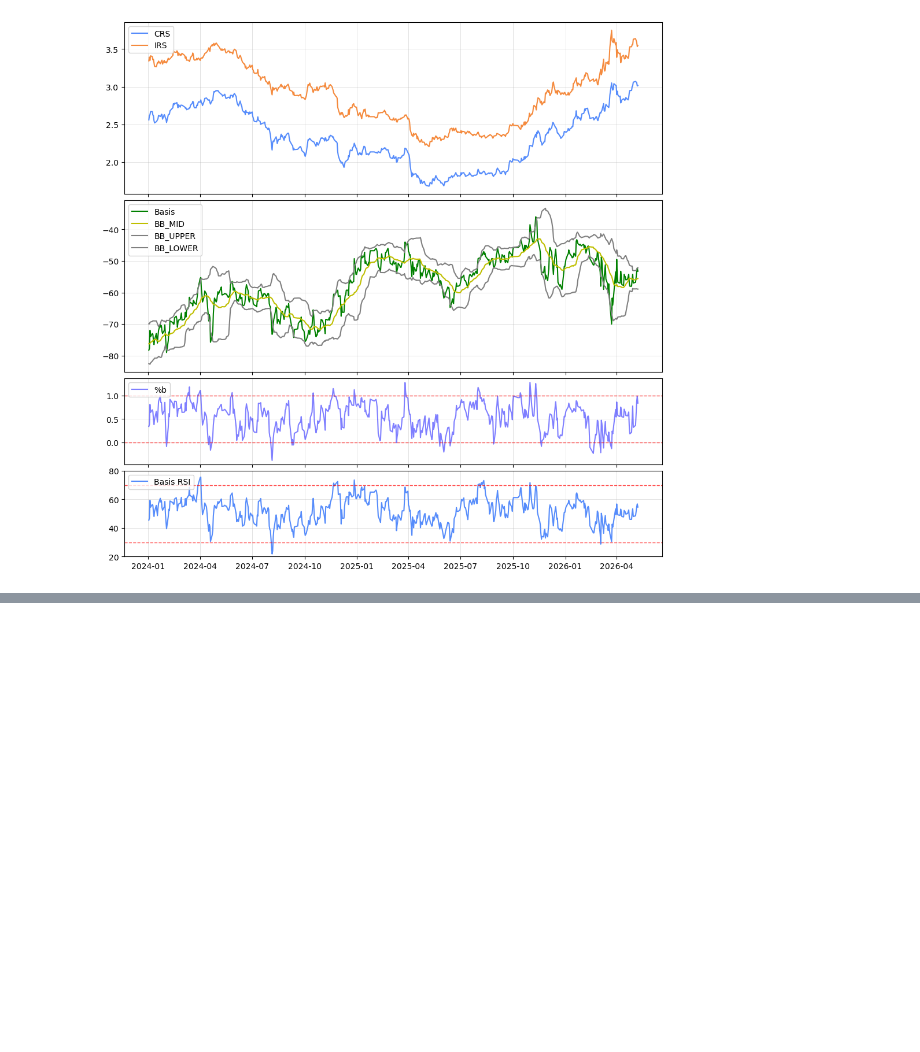
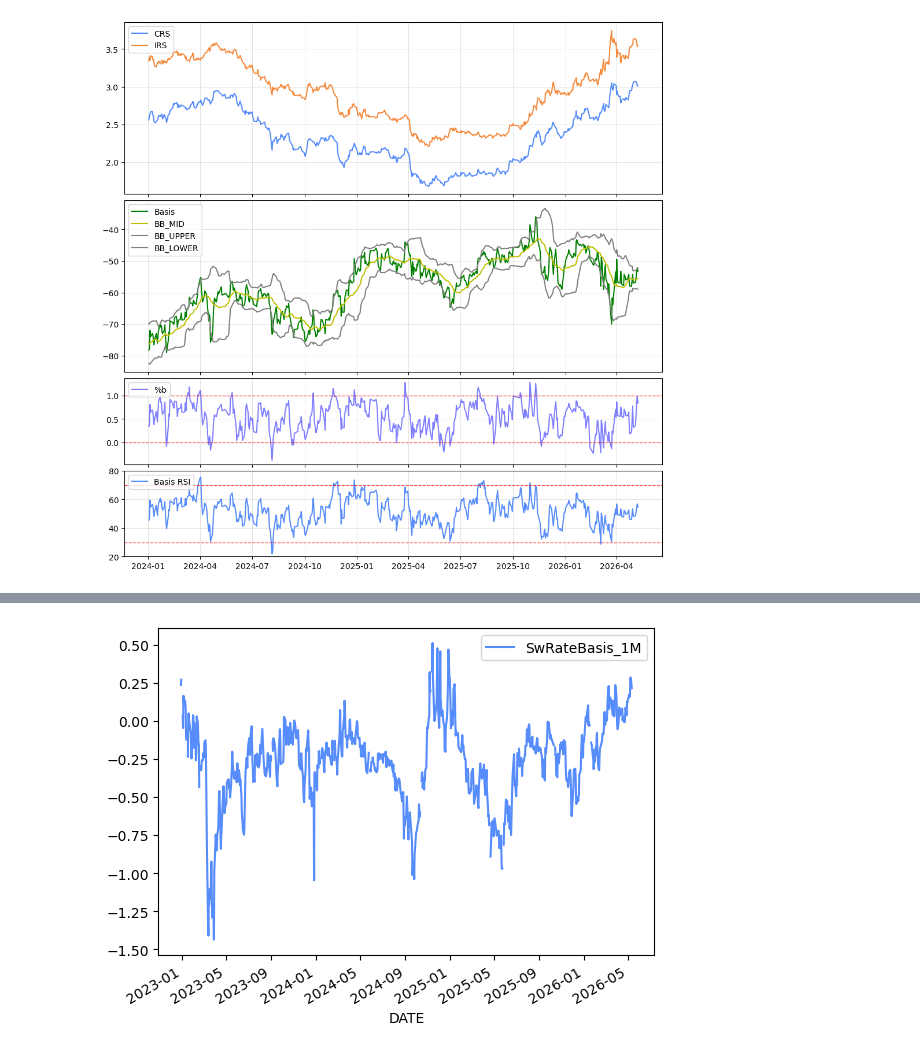
Before and after one commit to dkunyoon/dashboard, a Jupyter notebook: basis_analysis.ipynb, the cells around one changed output, grey strips where cells are left out. Saved outputs shown, nothing was run; the diff lists cells and outputs as text; code cells hidden in the pictures; blank space fills up the shorter version.

```diff
--- a/basis_analysis.ipynb
+++ b/basis_analysis.ipynb
@@ -135,0 +182,5 @@ Name: BASIS, Length: 727, dtype: float64
+# %%
+df_fxswap[["SwRateBasis_1M"]].plot()
+plt.show()
+# %% [output]
+[figure, added]
```
Also changed, not shown: parts of 21 cells of this notebook, 2 other files.
